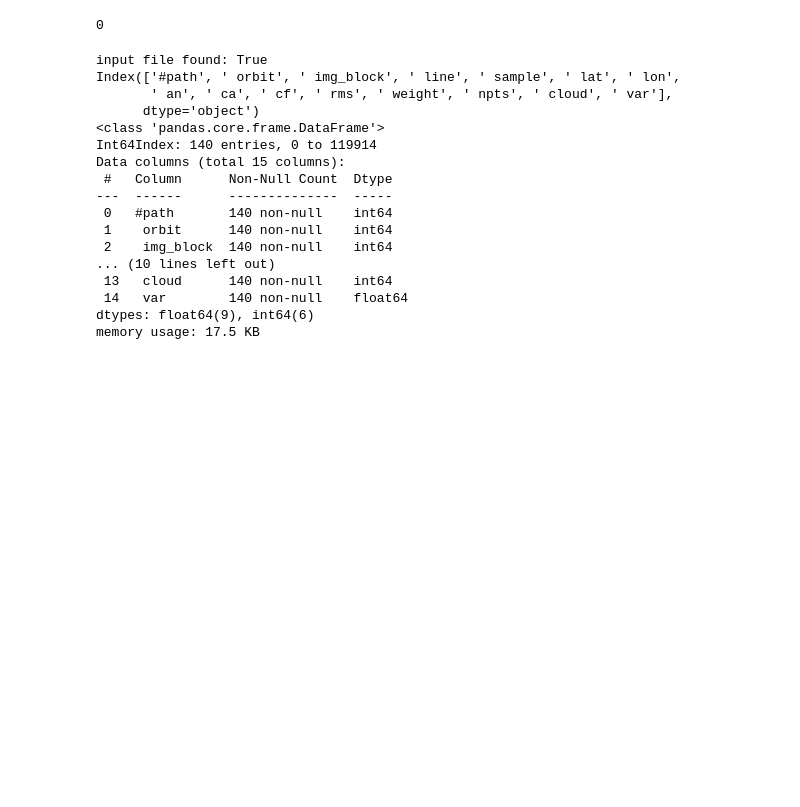
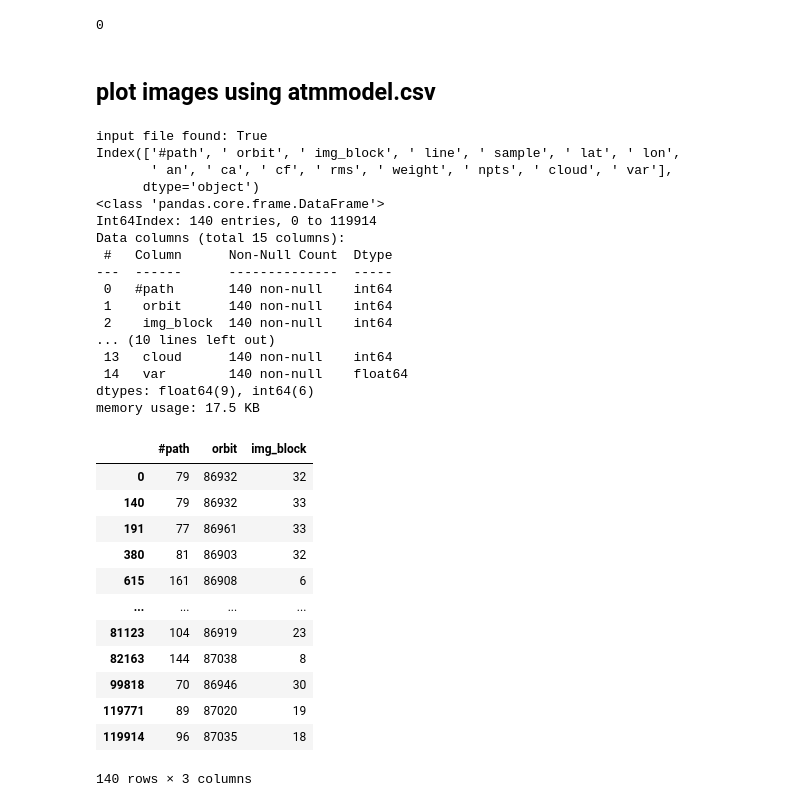
Before and after one commit to misrrepo/MISR-SeaIceRoughness, a Jupyter notebook: utilities/visualize_HDF_image_and_check_grid_parameters.ipynb, the cells around one changed output. Saved outputs shown, nothing was run; the diff lists cells and outputs as text; code cells hidden in the pictures; blank space fills up the shorter version.

```diff
--- a/utilities/visualize_HDF_image_and_check_grid_parameters.ipynb
+++ b/utilities/visualize_HDF_image_and_check_grid_parameters.ipynb
@@ -197,21 +186,53 @@ in_csv = os.path.join(home_dir, atmmodel_csv)
-# %%
-list_of_cols = ['#path',' orbit', ' img_block']
-pob_unique = find_unique_pob(in_csv, list_of_cols)
-# %% [output]
-input file found: True
-Index(['#path', ' orbit', ' img_block', ' line', ' sample', ' lat', ' lon',
-       ' an', ' ca', ' cf', ' rms', ' weight', ' npts', ' cloud', ' var'],
-      dtype='object')
-<class 'pandas.core.frame.DataFrame'>
-Int64Index: 140 entries, 0 to 119914
-Data columns (total 15 columns):
- #   Column      Non-Null Count  Dtype
----  ------      --------------  -----
- 0   #path       140 non-null    int64
- 1    orbit      140 non-null    int64
- 2    img_block  140 non-null    int64
-... (10 lines left out)
- 13   cloud      140 non-null    int64
- 14   var        140 non-null    float64
-dtypes: float64(9), int64(6)
-memory usage: 17.5 KB
+# %% [markdown]
+## plot images using atmmodel.csv
+# %%
+# atmmodel_csv = 'atmmodel_july_2016_1to16.csv'
+# home_dir = '/Users/ehsanmos/MLP_dataset/july_2016'
+
+# april
+atmmodel_csv = 'atmmodel_april_2016.csv'
+home_dir = '/Volumes/Ehsan-7757225325/2016/april_2016/atmmodel'
+
+# july
+# atmmodel_csv = 'atmmodel_july_2016_1to16.csv'
+# home_dir = '/Users/ehsanmos/MLP_dataset/july_2016'
+
+
+in_csv = os.path.join(home_dir, atmmodel_csv)
+# %%
+# find unique POB from atmmodel.csv
+
+list_of_cols = ['#path',' orbit', ' img_block']
+pob_unique = find_unique_pob(in_csv, list_of_cols)
+pob_unique[['#path',' orbit',' img_block']]
+# %% [output]
+input file found: True
+Index(['#path', ' orbit', ' img_block', ' line', ' sample', ' lat', ' lon',
+       ' an', ' ca', ' cf', ' rms', ' weight', ' npts', ' cloud', ' var'],
+      dtype='object')
+<class 'pandas.core.frame.DataFrame'>
+Int64Index: 140 entries, 0 to 119914
+Data columns (total 15 columns):
+ #   Column      Non-Null Count  Dtype
+---  ------      --------------  -----
+ 0   #path       140 non-null    int64
+ 1    orbit      140 non-null    int64
+ 2    img_block  140 non-null    int64
+... (10 lines left out)
+ 13   cloud      140 non-null    int64
+ 14   var        140 non-null    float64
+dtypes: float64(9), int64(6)
+memory usage: 17.5 KB
+|  | #path | orbit | img_block |
+| 0 | 79 | 86932 | 32 |
+| 140 | 79 | 86932 | 33 |
+| 191 | 77 | 86961 | 33 |
+| 380 | 81 | 86903 | 32 |
+| 615 | 161 | 86908 | 6 |
+| ... | ... | ... | ... |
+| 81123 | 104 | 86919 | 23 |
+| 82163 | 144 | 87038 | 8 |
+| 99818 | 70 | 86946 | 30 |
+| 119771 | 89 | 87020 | 19 |
+| 119914 | 96 | 87035 | 18 |
+140 rows × 3 columns
```
Also changed, not shown: parts of 15 cells of this notebook, 5 other files.
